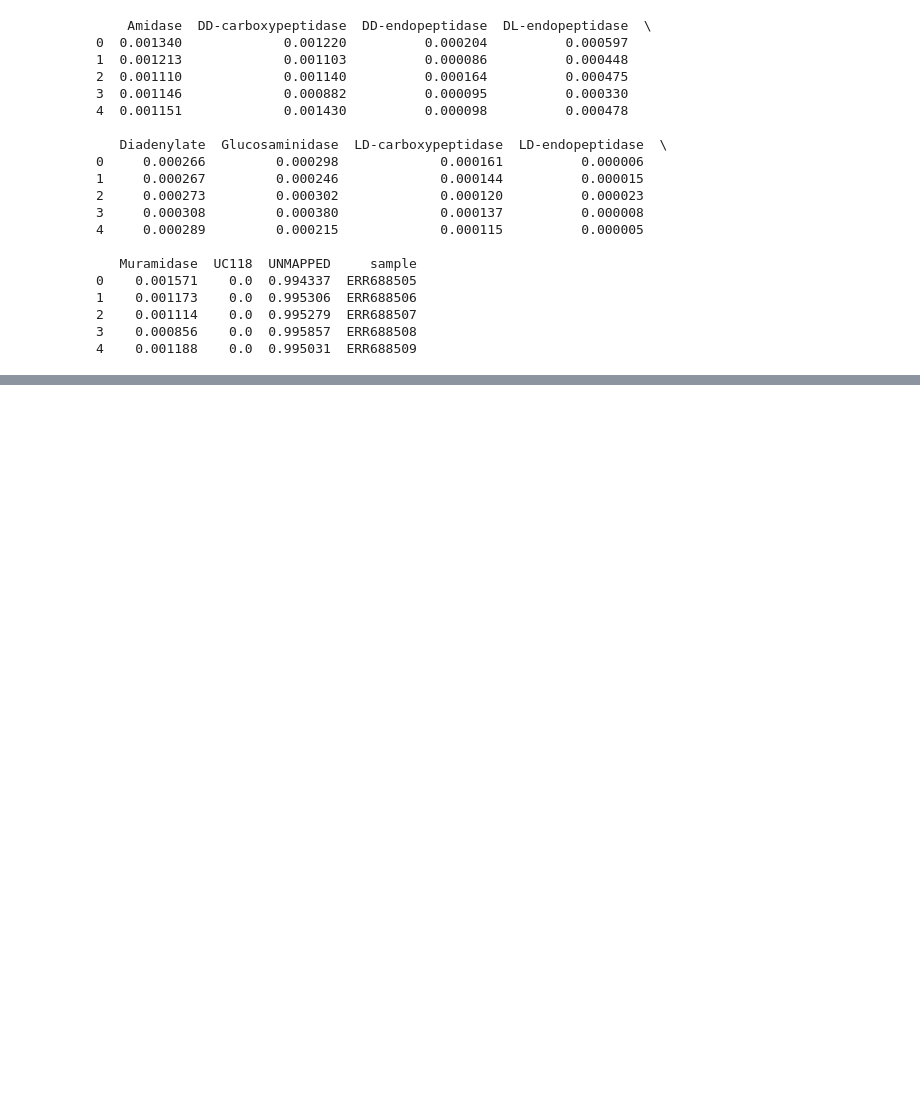
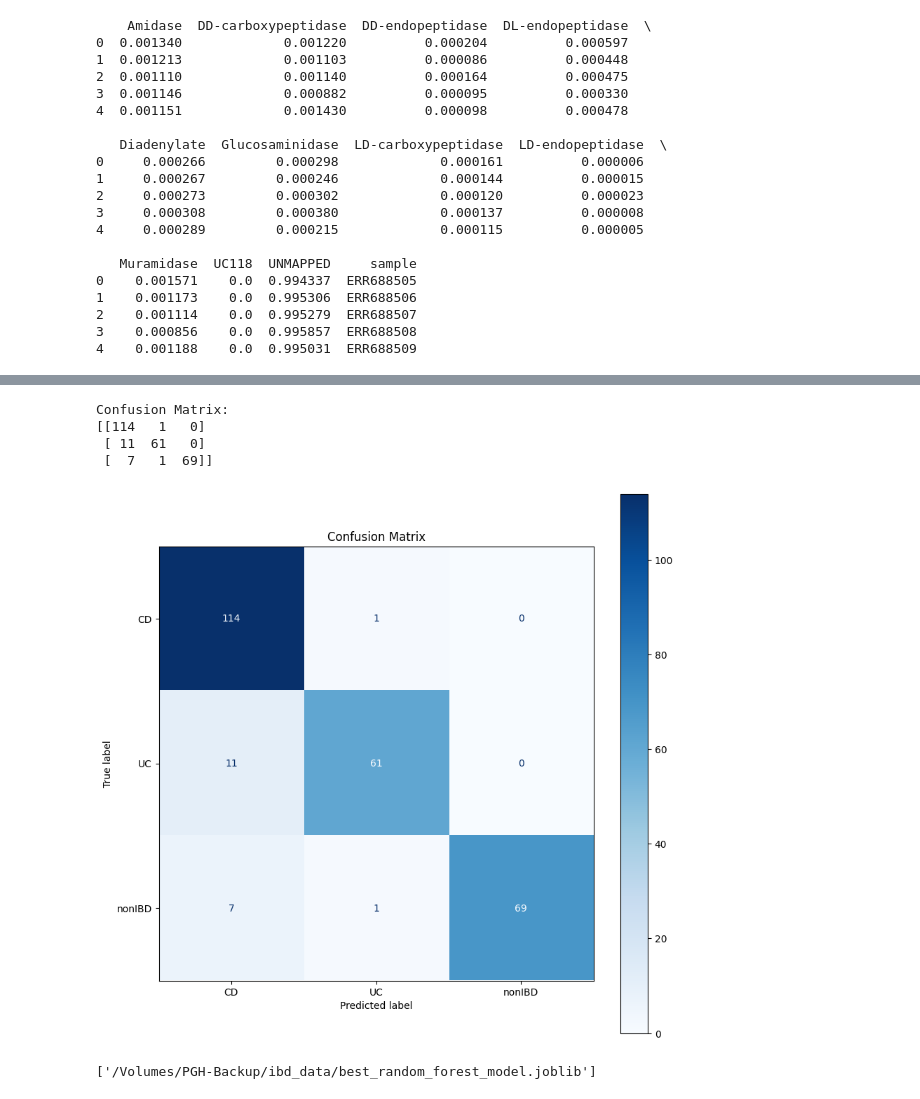
Before and after one commit to oliverdesa/Clustering_Metagenomics, a Jupyter notebook: src/clustering/machine_learning.ipynb, the cells around one changed output, grey strips where cells are left out. Drawn from its saved outputs; the diff is of its cells as text; code cells hidden in the pictures; blank space fills up the shorter version.

Commit message:
ML for iBD prediction
Trained RF models on clustered PGHs for IBD classification. worked well

```diff
--- a/src/clustering/machine_learning.ipynb
+++ b/src/clustering/machine_learning.ipynb
@@ -407,0 +455,3 @@ df_combined = df_combined.rename(columns={'sample': 'sample_id'})
+# %%
+final_metadata = filtered_ibd_metadata[['External ID', 'diagnosis']]
+final_metadata = final_metadata.rename(columns={'External ID': 'sample_id'})
@@ -407,0 +472,20 @@ df_combined = df_combined.rename(columns={'sample': 'sample_id'})
+# %%
+# Define the parameter grid for the Random Forest
+param_grid = {
+    'n_estimators': [100, 200, 300],
+    'max_depth': [None, 10, 20, 30],
+    'min_samples_split': [2, 5, 10],
+    'min_samples_leaf': [1, 2, 4]
+}
+
+# Initialize the Random Forest Classifier
+rf = RandomForestClassifier(random_state=42)
+
+# Initialize GridSearchCV with cross-validation
+grid_search = GridSearchCV(estimator=rf, param_grid=param_grid, cv=5, n_jobs=-1, verbose=2)
+# %%
+# Fit the model
+grid_search.fit(X_train, y_train)
+
+# Print the best parameters found by GridSearchCV
+print("Best parameters found: ", grid_search.best_params_)
@@ -407,0 +510,9 @@ df_combined = df_combined.rename(columns={'sample': 'sample_id'})
+# %%
+# Best parameters found:  {'max_depth': 30, 'min_samples_leaf': 1, 'min_samples_split': 2, 'n_estimators': 300}
+
+# Predict on the test set using the best model
+best_model = grid_search.best_estimator_
+y_pred = best_model.predict(X_test)
+
+# Print the classification report
+print(classification_report(y_test, y_pred))
@@ -407,0 +529,28 @@ df_combined = df_combined.rename(columns={'sample': 'sample_id'})
+# %%
+from sklearn.metrics import confusion_matrix
+
+# Calculate the confusion matrix
+cm = confusion_matrix(y_test, y_pred)
+
+# Print the confusion matrix
+print("Confusion Matrix:")
+print(cm)
+# %% [output]
+Confusion Matrix:
+[[114   1   0]
+ [ 11  61   0]
+ [  7   1  69]]
+# %%
+# Calculate the confusion matrix
+cm = confusion_matrix(y_test, y_pred, labels=best_model.classes_)
+
+# Create a confusion matrix display
+disp = ConfusionMatrixDisplay(confusion_matrix=cm, display_labels=best_model.classes_)
+
+# Plot the confusion matrix
+fig, ax = plt.subplots(figsize=(10, 10))
+disp.plot(ax=ax, cmap="Blues")
+plt.title('Confusion Matrix')
+plt.show()
+# %% [output]
+[figure, added]
@@ -407,0 +567,7 @@ df_combined = df_combined.rename(columns={'sample': 'sample_id'})
+# %%
+import joblib
+
+# Save the model to disk
+joblib.dump(best_model, '/Volumes/PGH-Backup/ibd_data/best_random_forest_model.joblib')
+# %% [output]
+['/Volumes/PGH-Backup/ibd_data/best_random_forest_model.joblib']
```
Also changed, not shown: parts of 26 cells of this notebook, 1 other file.
